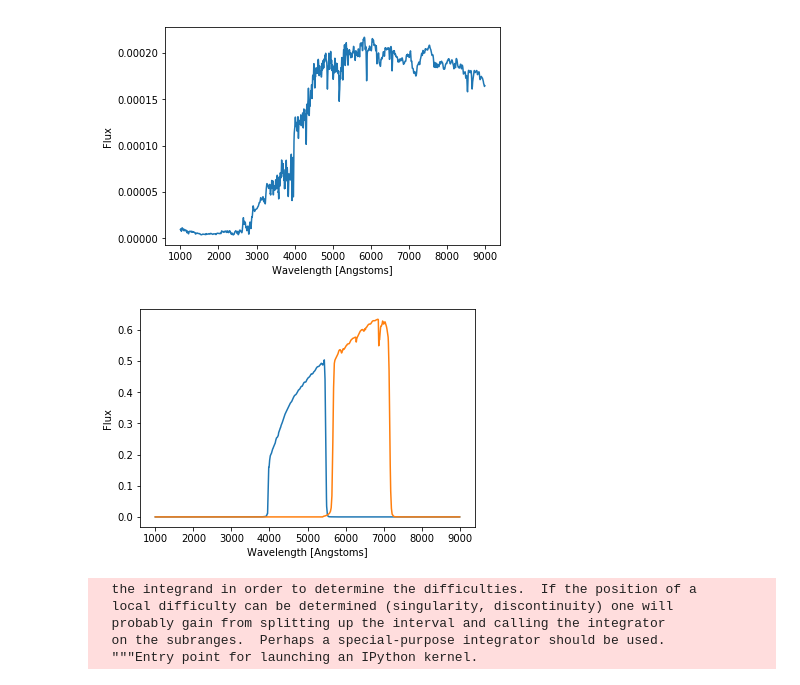
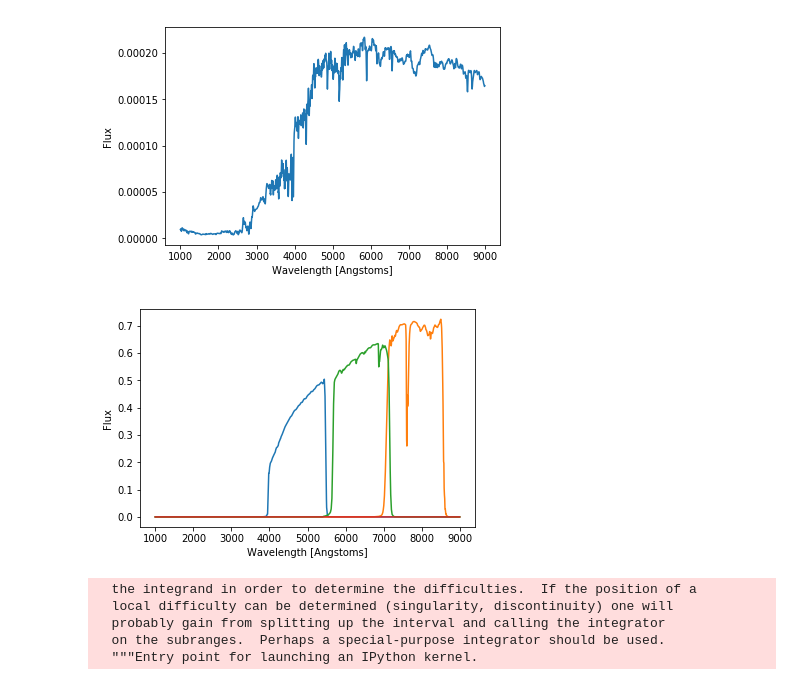
Before and after one commit to rmorgan10/kcorrection, a Jupyter notebook: KCorrection.ipynb, the cells around one changed output. Saved outputs shown, nothing was run; the diff lists cells and outputs as text; code cells hidden in the pictures.

```diff
--- a/KCorrection.ipynb
+++ b/KCorrection.ipynb
@@ -72,10 +72,14 @@ def read_passband(band):
     return transmission_frequency, transmission_wavelength
 # %%
 g_transmission_frequency, g_transmission_wavelength = read_passband('g')
+i_transmission_frequency, i_transmission_wavelength = read_passband('i')
 r_transmission_frequency, r_transmission_wavelength = read_passband('r')
+y_transmission_frequency, y_transmission_wavelength = read_passband('Y')
 # %%
 g_transmission = g_transmission_wavelength(df['LAMBDA'].values)
+i_transmission = i_transmission_wavelength(df['LAMBDA'].values)
 r_transmission = r_transmission_wavelength(df['LAMBDA'].values)
+y_transmission = y_transmission_wavelength(df['LAMBDA'].values)
 # %%
 plt.figure()
 plt.plot(df['LAMBDA'], df['FLAMBDA'])
@@ -86,16 +90,17 @@ plt.show()
 # %% [output]
 [figure]
 # %%
-
 plt.figure()
 plt.plot(df['LAMBDA'].values, g_transmission)
+plt.plot(df['LAMBDA'].values, i_transmission)
 plt.plot(df['LAMBDA'].values, r_transmission)
+plt.plot(df['LAMBDA'].values, y_transmission)
 
 plt.xlabel("Wavelength [Angstoms]")
 plt.ylabel("Flux")
 plt.show()
 # %% [output]
-[figure, old version]
+[figure, new version]
 # %%
 from scipy.integrate import quad
 # %%
```
